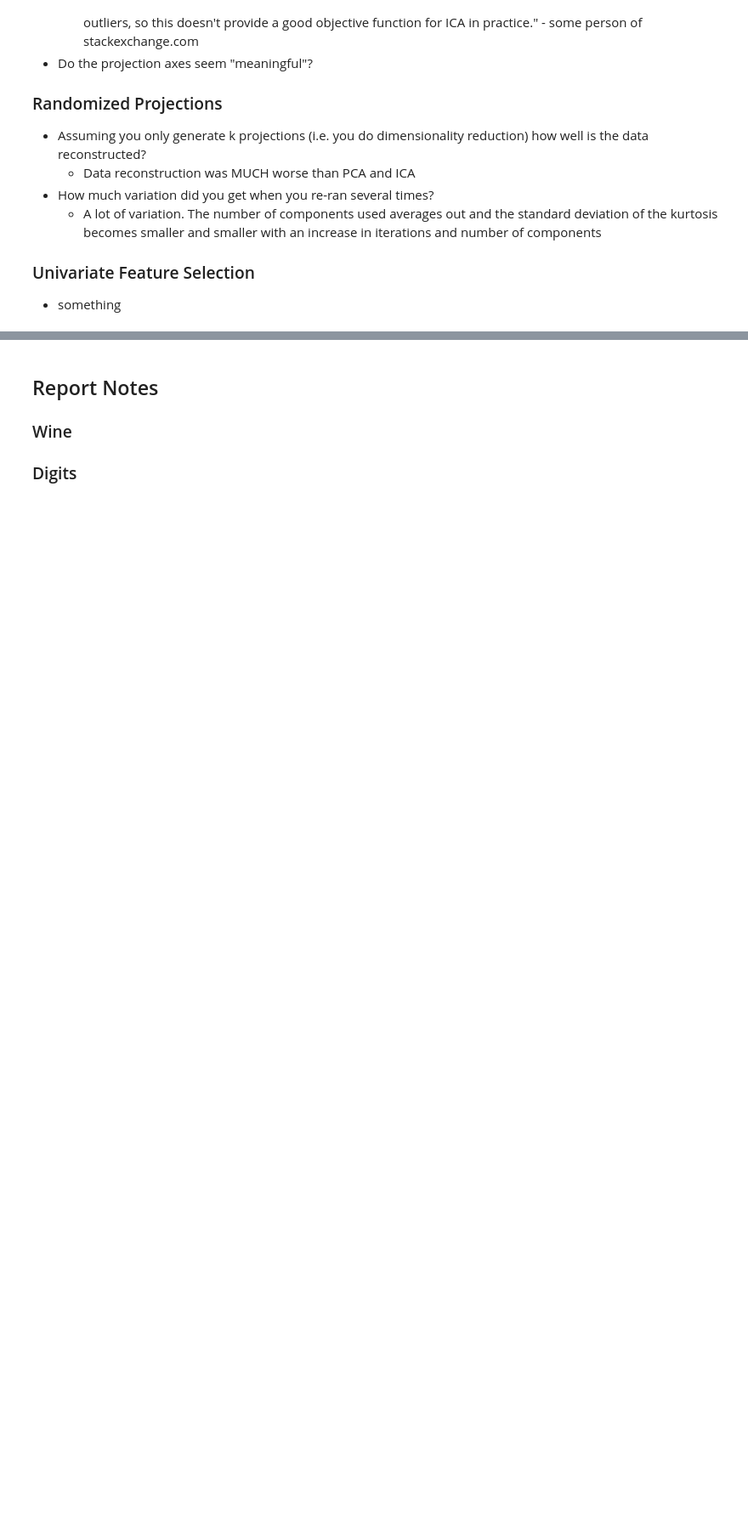
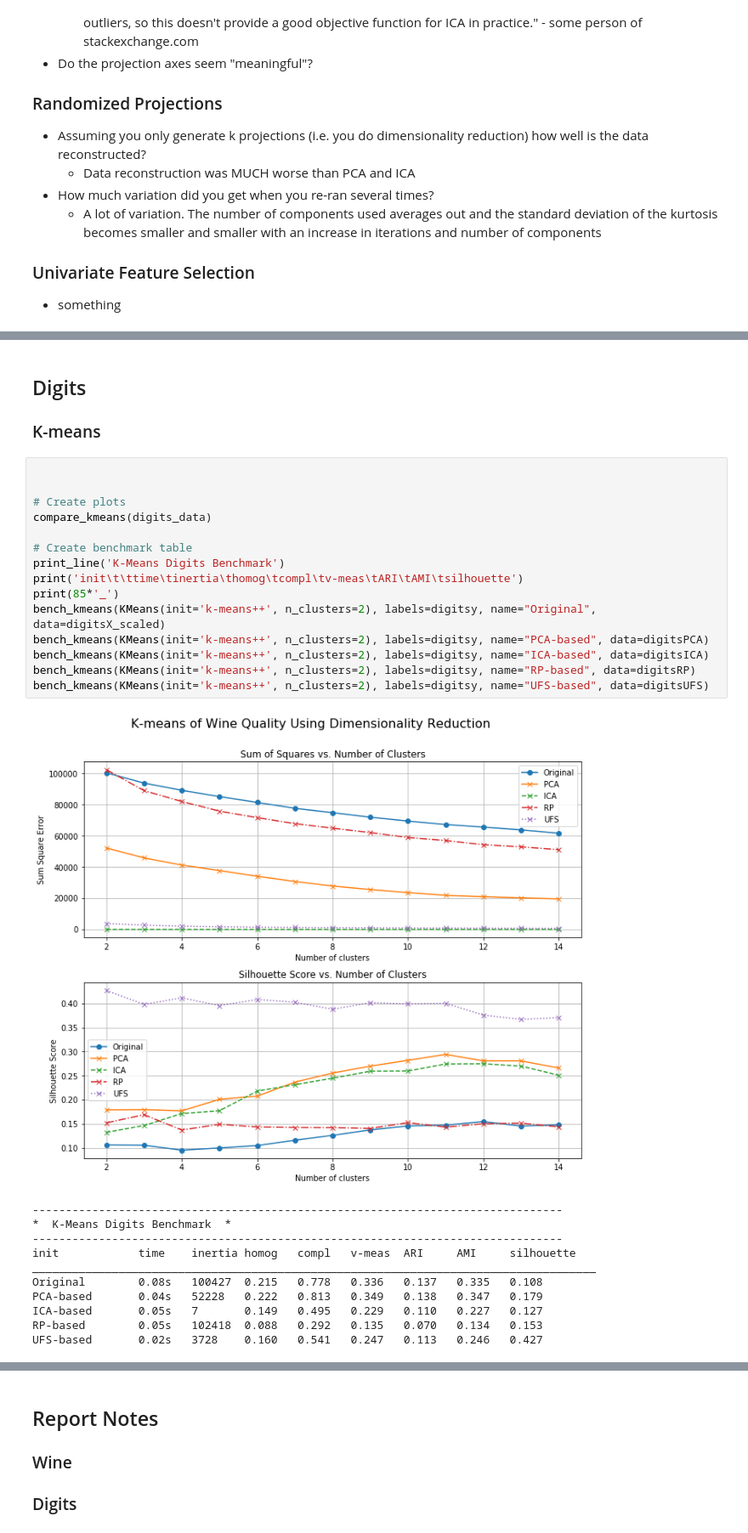
Before and after one commit to reedipher/CS-7641-unsupervised_learning, a Jupyter notebook: code/Assignment 3.ipynb, the cells around one changed output, grey strips where cells are left out. Shown at 85% size. Cells and saved outputs as stored; diff of their text form; blank space fills up the shorter version.

```diff
--- a/code/Assignment 3.ipynb
+++ b/code/Assignment 3.ipynb
@@ -651,0 +888,30 @@ Total Time: 0.197 seconds
+# %% [markdown]
+## Digits
+### K-means
+# %%
+
+
+# Create plots
+compare_kmeans(digits_data)
+
+# Create benchmark table
+print_line('K-Means Digits Benchmark')
+print('init\t\ttime\tinertia\thomog\tcompl\tv-meas\tARI\tAMI\tsilhouette')
+print(85*'_')
+bench_kmeans(KMeans(init='k-means++', n_clusters=2), labels=digitsy, name="Original", data=digitsX_scaled)
+bench_kmeans(KMeans(init='k-means++', n_clusters=2), labels=digitsy, name="PCA-based", data=digitsPCA)
+bench_kmeans(KMeans(init='k-means++', n_clusters=2), labels=digitsy, name="ICA-based", data=digitsICA)
+bench_kmeans(KMeans(init='k-means++', n_clusters=2), labels=digitsy, name="RP-based", data=digitsRP)
+bench_kmeans(KMeans(init='k-means++', n_clusters=2), labels=digitsy, name="UFS-based", data=digitsUFS)
+# %% [output]
+[figure, added]
+--------------------------------------------------------------------------------
+*  K-Means Digits Benchmark  *
+--------------------------------------------------------------------------------
+init            time    inertia homog   compl   v-meas  ARI     AMI     silhouette
+_____________________________________________________________________________________
+Original        0.08s   100427  0.215   0.778   0.336   0.137   0.335   0.108
+PCA-based       0.04s   52228   0.222   0.813   0.349   0.138   0.347   0.179
+ICA-based       0.05s   7       0.149   0.495   0.229   0.110   0.227   0.127
+RP-based        0.05s   102418  0.088   0.292   0.135   0.070   0.134   0.153
+UFS-based       0.02s   3728    0.160   0.541   0.247   0.113   0.246   0.427
```
Also changed, not shown: parts of 19 cells of this notebook.
